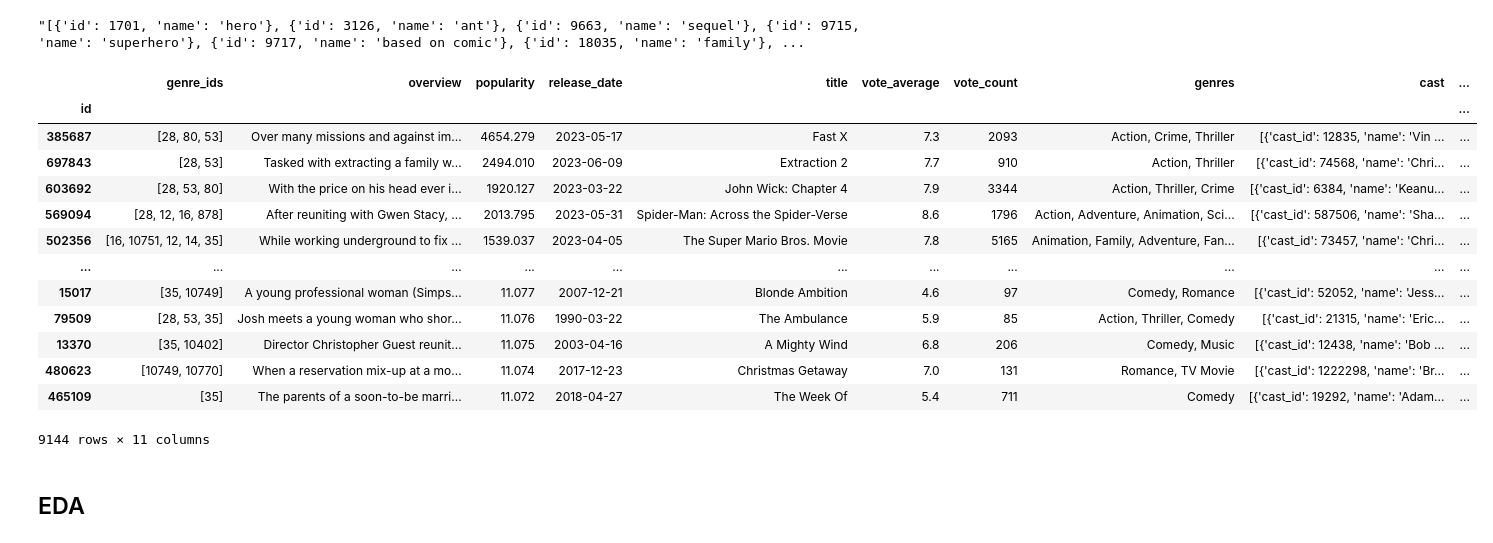
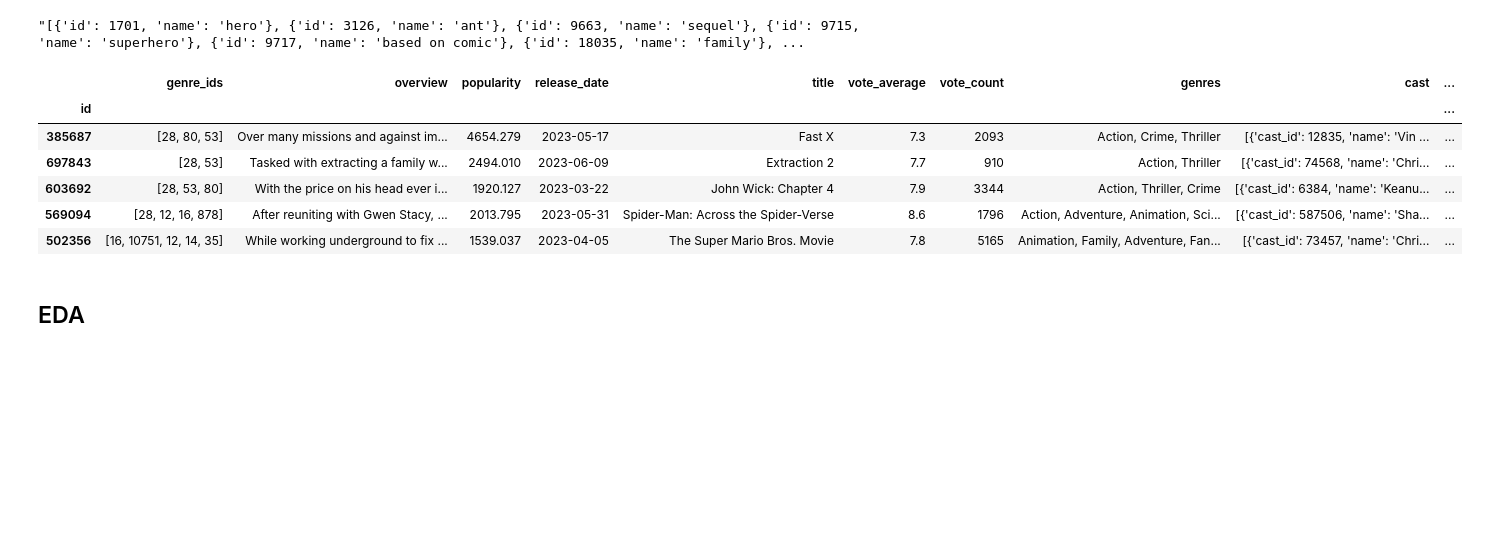
Before and after one commit to fadeeva/normal_projects, a Jupyter notebook: Popular_10000_movies_listed_on_TMDb/Popular_10000_movies_listed_on_TMDb.ipynb, the cells around one changed output. Saved outputs shown, nothing was run; the diff lists cells and outputs as text; code cells hidden in the pictures; blank space fills up the shorter version.

```diff
--- a/Popular_10000_movies_listed_on_TMDb/Popular_10000_movies_listed_on_TMDb.ipynb
+++ b/Popular_10000_movies_listed_on_TMDb/Popular_10000_movies_listed_on_TMDb.ipynb
@@ -121,22 +121,15 @@ keyword_l[0]
 # %%
 movies_df.drop(movies_df[movies_df['vote_average']==0].index, axis=0, inplace=True)
 # %%
-movies_df
+movies_df.head()
 # %% [output]
 |  | genre_ids | overview | popularity | release_date | title | vote_average | vote_count | genres | cast | ... |
 | id |  |  |  |  |  |  |  |  |  | ... |
 | 385687 | [28, 80, 53] | Over many missions and against im... | 4654.279 | 2023-05-17 | Fast X | 7.3 | 2093 | Action, Crime, Thriller | [{'cast_id': 12835, 'name': 'Vin ... | ... |
 | 697843 | [28, 53] | Tasked with extracting a family w... | 2494.010 | 2023-06-09 | Extraction 2 | 7.7 | 910 | Action, Thriller | [{'cast_id': 74568, 'name': 'Chri... | ... |
 | 603692 | [28, 53, 80] | With the price on his head ever i... | 1920.127 | 2023-03-22 | John Wick: Chapter 4 | 7.9 | 3344 | Action, Thriller, Crime | [{'cast_id': 6384, 'name': 'Keanu... | ... |
 | 569094 | [28, 12, 16, 878] | After reuniting with Gwen Stacy, ... | 2013.795 | 2023-05-31 | Spider-Man: Across the Spider-Verse | 8.6 | 1796 | Action, Adventure, Animation, Sci... | [{'cast_id': 587506, 'name': 'Sha... | ... |
 | 502356 | [16, 10751, 12, 14, 35] | While working underground to fix ... | 1539.037 | 2023-04-05 | The Super Mario Bros. Movie | 7.8 | 5165 | Animation, Family, Adventure, Fan... | [{'cast_id': 73457, 'name': 'Chri... | ... |
-| ... | ... | ... | ... | ... | ... | ... | ... | ... | ... | ... |
-| 15017 | [35, 10749] | A young professional woman (Simps... | 11.077 | 2007-12-21 | Blonde Ambition | 4.6 | 97 | Comedy, Romance | [{'cast_id': 52052, 'name': 'Jess... | ... |
-| 79509 | [28, 53, 35] | Josh meets a young woman who shor... | 11.076 | 1990-03-22 | The Ambulance | 5.9 | 85 | Action, Thriller, Comedy | [{'cast_id': 21315, 'name': 'Eric... | ... |
-| 13370 | [35, 10402] | Director Christopher Guest reunit... | 11.075 | 2003-04-16 | A Mighty Wind | 6.8 | 206 | Comedy, Music | [{'cast_id': 12438, 'name': 'Bob ... | ... |
-| 480623 | [10749, 10770] | When a reservation mix-up at a mo... | 11.074 | 2017-12-23 | Christmas Getaway | 7.0 | 131 | Romance, TV Movie | [{'cast_id': 1222298, 'name': 'Br... | ... |
-| 465109 | [35] | The parents of a soon-to-be marri... | 11.072 | 2018-04-27 | The Week Of | 5.4 | 711 | Comedy | [{'cast_id': 19292, 'name': 'Adam... | ... |
-9144 rows × 11 columns
 # %% [markdown]
 ## EDA
 # %%
```
Also changed, not shown: parts of 6 cells of this notebook, 1 other file.
